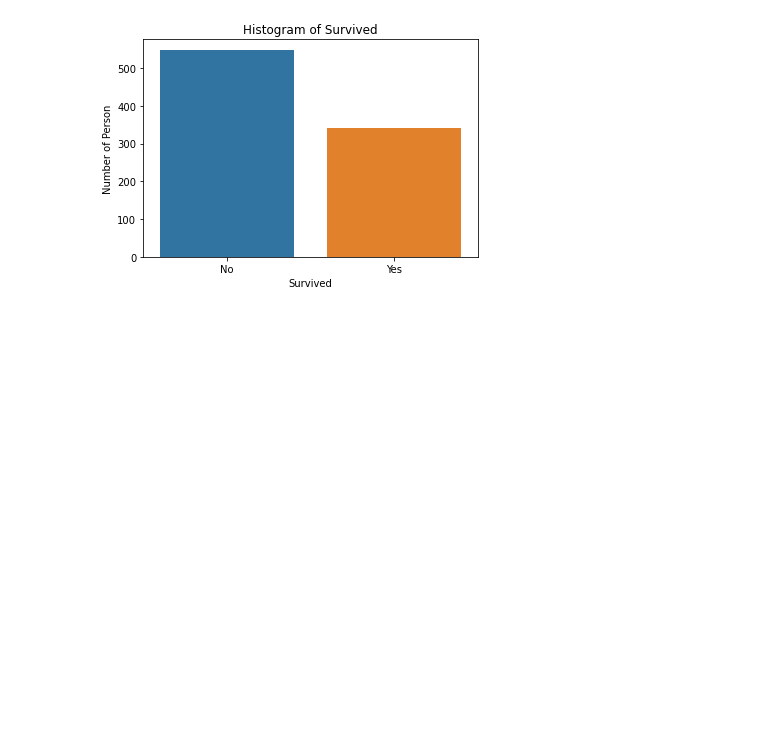
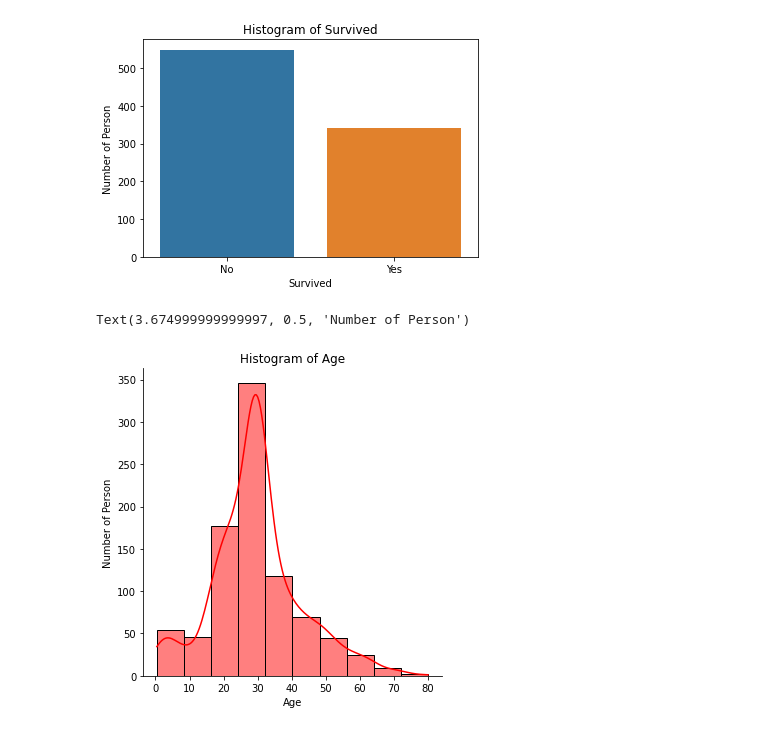
Before and after one commit to Abdou240/Python-Artificial_Intelligence, a Jupyter notebook: IA/IA_Checkpoint/Data_Visualization.ipynb, the cells around one changed output. Cells and saved outputs as stored; diff of their text form; code cells hidden in the pictures; blank space fills up the shorter version.

```diff
--- a/IA/IA_Checkpoint/Data_Visualization.ipynb
+++ b/IA/IA_Checkpoint/Data_Visualization.ipynb
@@ -284,3 +284,12 @@ plt.xticks( rotation = 0 )
 # %% [output]
 (array([0, 1]), [Text(0, 0, 'No'), Text(1, 0, 'Yes')])
 [figure]
+# %%
+#  Titanic.Age.plot.hist()
+sns.displot(Titanic.Age,bins =10 , kde = True, color = "Red")
+plt.title("Histogram of Age")
+plt.xlabel("Age")
+plt.ylabel("Number of Person")
+# %% [output]
+Text(3.674999999999997, 0.5, 'Number of Person')
+[figure, added]
```
Also changed, not shown: parts of 50 cells of this notebook.
